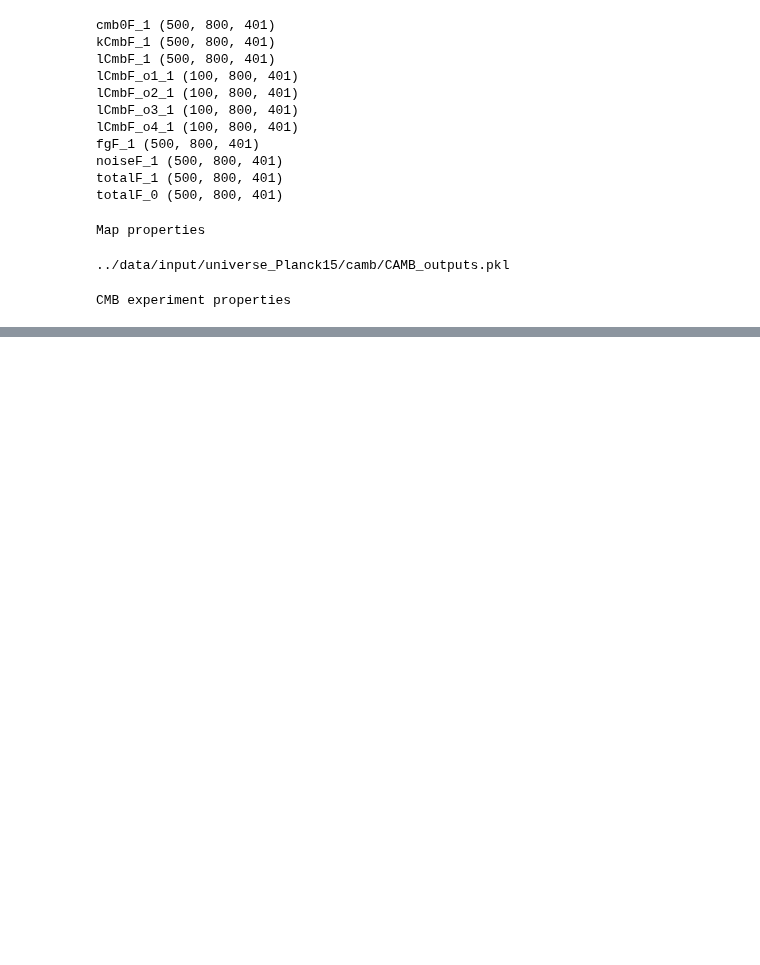
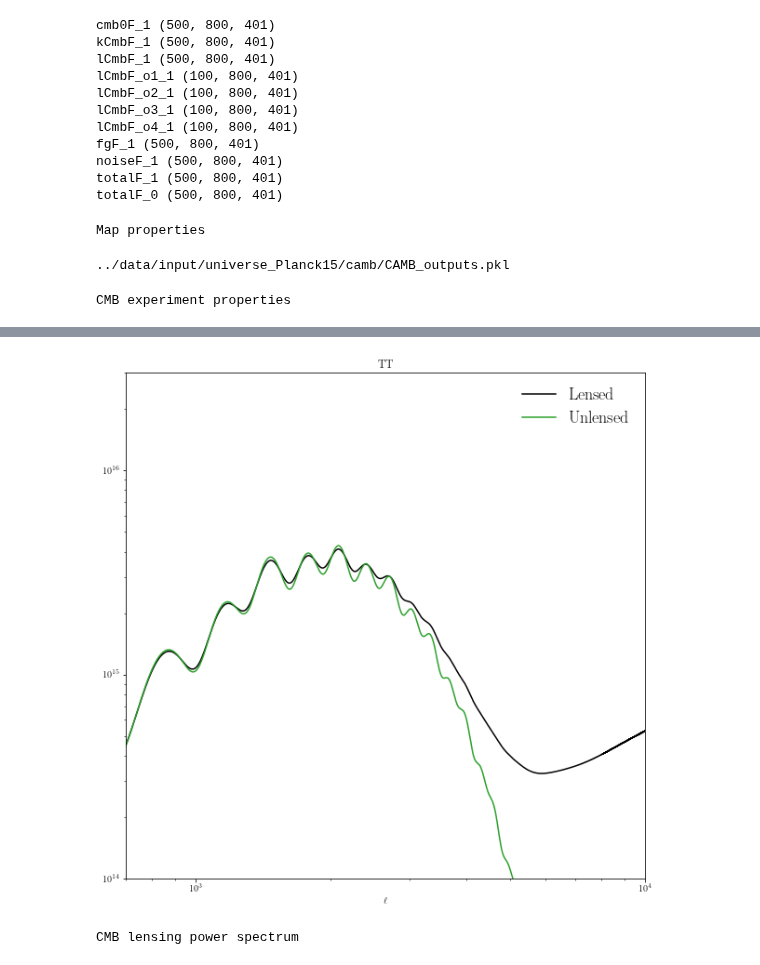
Before and after one commit to DelonShen/LensQuEst, a Jupyter notebook: dev/camb_tgradt_weights_scratch.ipynb, the cells around one changed output, grey strips where cells are left out. Saved outputs shown, nothing was run; the diff lists cells and outputs as text; code cells hidden in the pictures; blank space fills up the shorter version.

```diff
--- a/dev/camb_tgradt_weights_scratch.ipynb
+++ b/dev/camb_tgradt_weights_scratch.ipynb
@@ -114,0 +117,38 @@ plt.yscale('log')
+# %%
+#plot the total lensed CMB power spectra versus unlensed, and fractional difference
+totCL=powers['total']
+unlensedCL=powers['unlensed_scalar']
+#Python CL arrays are all zero based (starting at L=0), Note L=0,1 entries will be zero by default.
+#The different CL are always in the order TT, EE, BB, TE (with BB=0 for unlensed scalar results).
+plt.figure(figsize=(10,10))
+ls = np.arange(totCL.shape[0])
+
+
+origTT = list(map(cmb.funlensedTT, ls))
+
+
+ls2 = np.arange(2,3501)
+# plt.plot(ls2, (c_lensed[2:3501,0])/(ls2*(ls2+1)/(2*np.pi)), color='b', label='Lensed clensed')
+plt.plot(ls,totCL[:,0]*ls**4, color='k', label='Lensed')
+
+plt.plot(ls,unlensedCL[:,0]*ls**4, color='C2', label='Unlensed')
+# plt.plot(ls,origTT, color='r', label='Orign Unlensed')
+
+plt.title('TT')
+
+plt.xlim([700,10000])
+plt.ylim([1e14, 3e16])
+plt.legend(frameon=False)
+plt.xlabel(r'$\ell$');
+plt.yscale('log')
+plt.xscale('log')
+# %% [output]
+[figure, added]
+# %%
+print("CMB lensing power spectrum")
+u = UnivPlanck15()
+halofit = Halofit(u, save=False)
+w_cmblens = WeightLensSingle(u, z_source=1100., name="cmblens")
+p2d_cmblens = P2dAuto(u, halofit, w_cmblens, save=False)
+# %% [output]
+CMB lensing power spectrum
```
Also changed, not shown: parts of 2 cells of this notebook.
